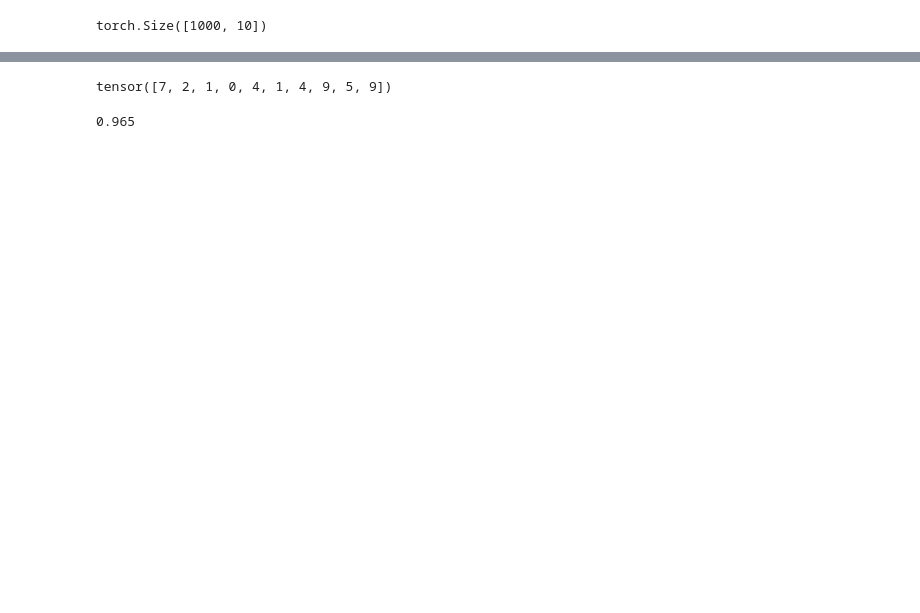
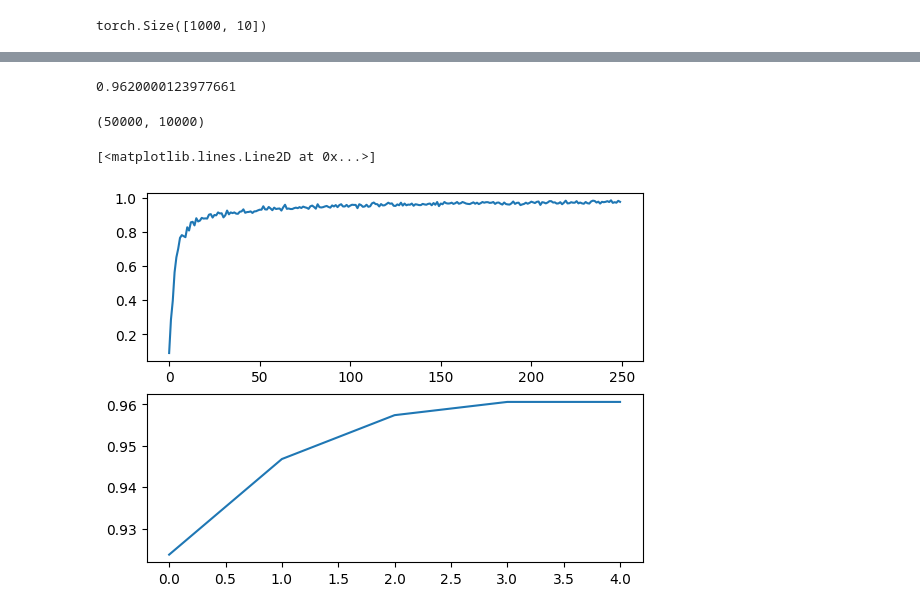
Before and after one commit to jdasam/mas1004, a Jupyter notebook: live_coding/4_MNIST_classification.ipynb, the cells around one changed output, grey strips where cells are left out. Cells and saved outputs as stored; diff of their text form; code cells hidden in the pictures; blank space fills up the shorter version.

```diff
--- a/live_coding/4_MNIST_classification.ipynb
+++ b/live_coding/4_MNIST_classification.ipynb
@@ -596,0 +564,13 @@ tensor([[    0.0000,     0.0000,     0.0003,     0.0000,     0.0000,     0.0000,
+# %%
+# Get Accuracy
+
+is_true = predicted_class.cpu() == labels # because it is boolean, it's better to
+# start the variable name with is_
+
+# get number of correct prediction
+# get number of total prediction
+
+acc = (is_true.sum() / is_true.numel()).item()
+acc
+# %% [output]
+0.9620000123977661
@@ -596,0 +583,5 @@ tensor([[    0.0000,     0.0000,     0.0003,     0.0000,     0.0000,     0.0000,
+# %%
+t_set, v_set = torch.utils.data.random_split(train_set, [50000, 10000])
+len(t_set.indices), len(v_set.indices) # two sets indices are not overlapped each other
+# %% [output]
+(50000, 10000)
@@ -596,0 +601,46 @@ tensor([[    0.0000,     0.0000,     0.0003,     0.0000,     0.0000,     0.0000,
+# %%
+import time
+from tqdm.auto import tqdm
+
+model = Classifier(64)
+t_set, v_set = torch.utils.data.random_split(train_set, [50000, 10000])
+train_loader = torch.utils.data.DataLoader(t_set, batch_size=1000, shuffle=True)
+valid_loader =  torch.utils.data.DataLoader(v_set, batch_size=1000, shuffle=False)
+optimizer = torch.optim.Adam(model.parameters(), lr=0.01)
+
+losses = []
+train_acc = []
+total_valid_acc = []
+num_epochs = 5
+
+model.to(DEV) # move model to cuda. Move model's parameter on GPU's VRAM
+
+for epoch in tqdm(range(num_epochs)):
+  for batch in tqdm(train_loader, leave=False):
+    imgs, labels = batch
+    imgs = imgs.to(DEV)  # Movetensor to GPU's VRAM
+    labels = labels.to(DEV)
+    loss, acc = train_one_step_acc(model, optimizer, cross_entropy_fn, imgs, labels)
+    losses.append(loss)
+    train_acc.append(acc)
+
+
+  valid_acc_sum = 0
+  with torch.inference_mode(): # Code below this line does not calculate gradient
+    for batch in valid_loader:
+      imgs, labels = batch
+      imgs = imgs.to(DEV)  # Movetensor to GPU's VRAM
+      labels = labels.to(DEV)
+      pred, logit = model(imgs)
+      acc = get_accuracy(pred, labels)
+      valid_acc_sum += acc
+  valid_acc = valid_acc_sum / len(valid_loader) # number of total batch
+  total_valid_acc.append(valid_acc)
+# %%
+plt.subplot(2,1,1)
+plt.plot(train_acc)
+plt.subplot(2,1,2)
+plt.plot(total_valid_acc)
+# %% [output]
+[<matplotlib.lines.Line2D at 0x...>]
+[figure, added]
@@ -597,14 +654,5 @@ tensor([[    0.0000,     0.0000,     0.0003,     0.0000,     0.0000,     0.0000,
 # %%
-# torch.argmax
-# return the indices that has maximum value
-predicted_labels = torch.argmax(pred, dim=1).cpu()
-predicted_labels[:10]
+predicted_labels = torch.argmax(pred, dim=-1).cpu()
-# %% [output]
-tensor([7, 2, 1, 0, 4, 1, 4, 9, 5, 9])
-# %%
-(predicted_labels == labels).sum().item() / len(labels)
-# %% [output]
-0.965
 # %%
 torch.where(predicted_labels != labels)
 # it gives in which indices our model made wrong predictions
```
Also changed, not shown: parts of 51 cells of this notebook.
